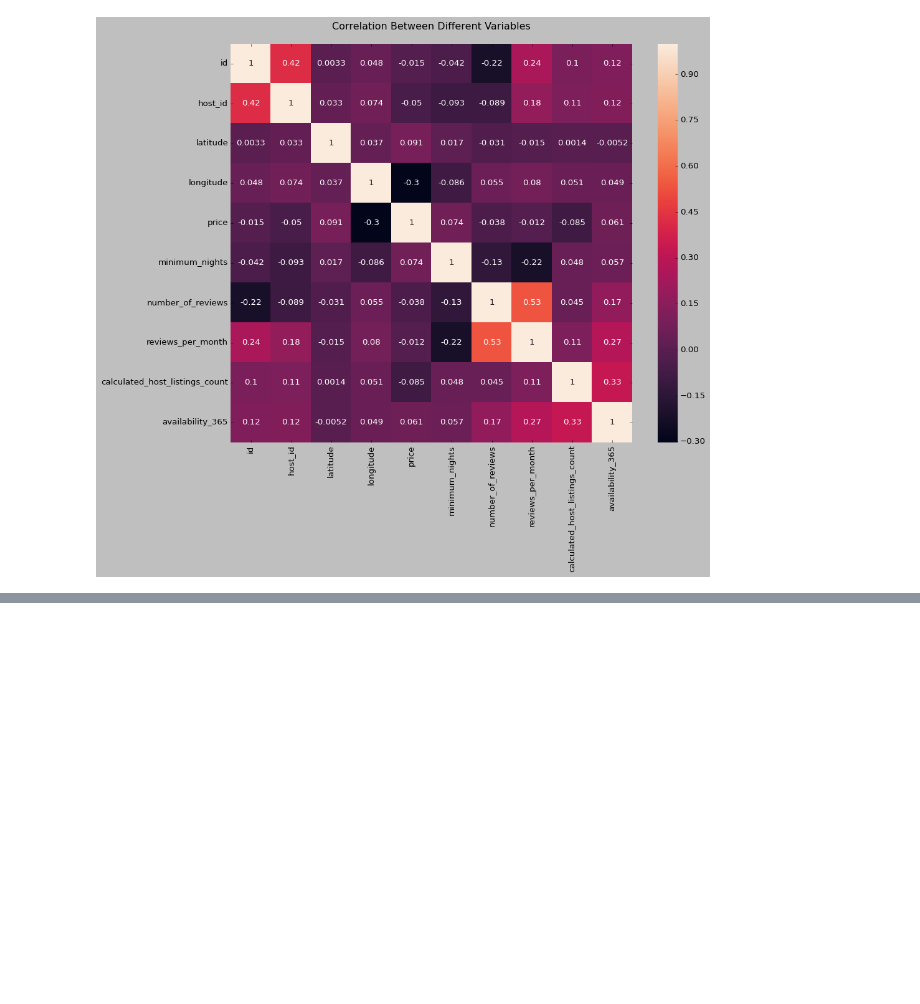
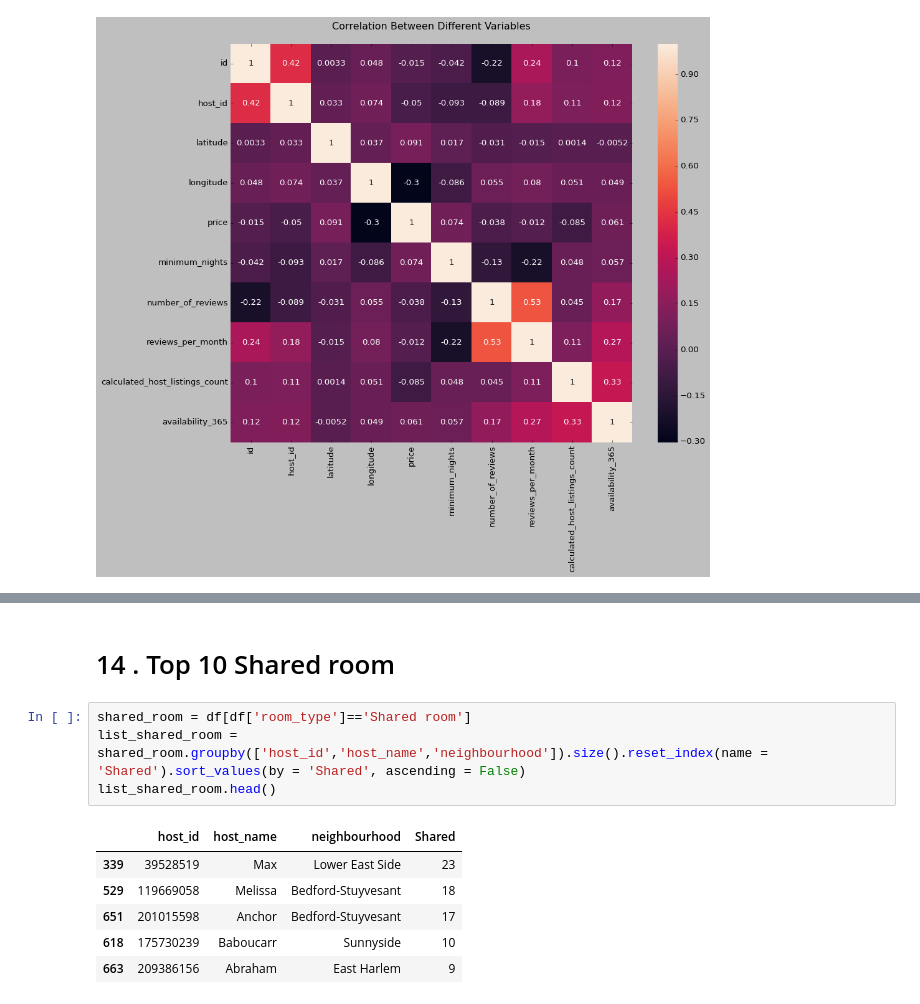
Before and after one commit to vaibhav639/Airbnb-Bookings-Analysis, a Jupyter notebook: Airbnb_Bookings_Analysis_Github.ipynb, the cells around one changed output, grey strips where cells are left out. Drawn from its saved outputs; the diff is of its cells as text; blank space fills up the shorter version.

```diff
--- a/Airbnb_Bookings_Analysis_Github.ipynb
+++ b/Airbnb_Bookings_Analysis_Github.ipynb
@@ -177,0 +200,13 @@ plt.show()
+# %% [markdown]
+# 14 . Top 10 Shared room
+# %%
+shared_room = df[df['room_type']=='Shared room']
+list_shared_room = shared_room.groupby(['host_id','host_name','neighbourhood']).size().reset_index(name = 'Shared').sort_values(by = 'Shared', ascending = False)
+list_shared_room.head()
+# %% [output]
+|  | host_id | host_name | neighbourhood | Shared |
+| 339 | 39528519 | Max | Lower East Side | 23 |
+| 529 | 119669058 | Melissa | Bedford-Stuyvesant | 18 |
+| 651 | 201015598 | Anchor | Bedford-Stuyvesant | 17 |
+| 618 | 175730239 | Baboucarr | Sunnyside | 10 |
+| 663 | 209386156 | Abraham | East Harlem | 9 |
```
Also changed, not shown: parts of 11 cells of this notebook.
